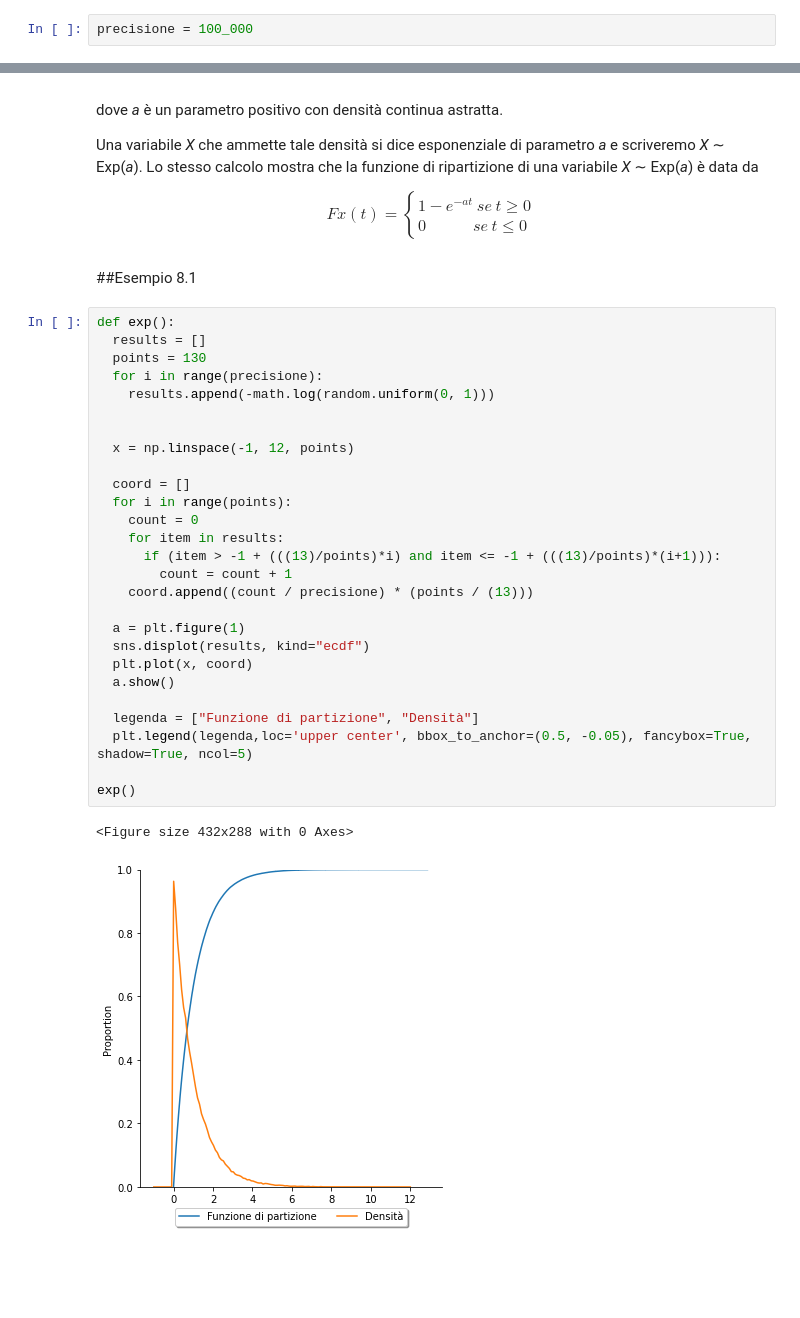
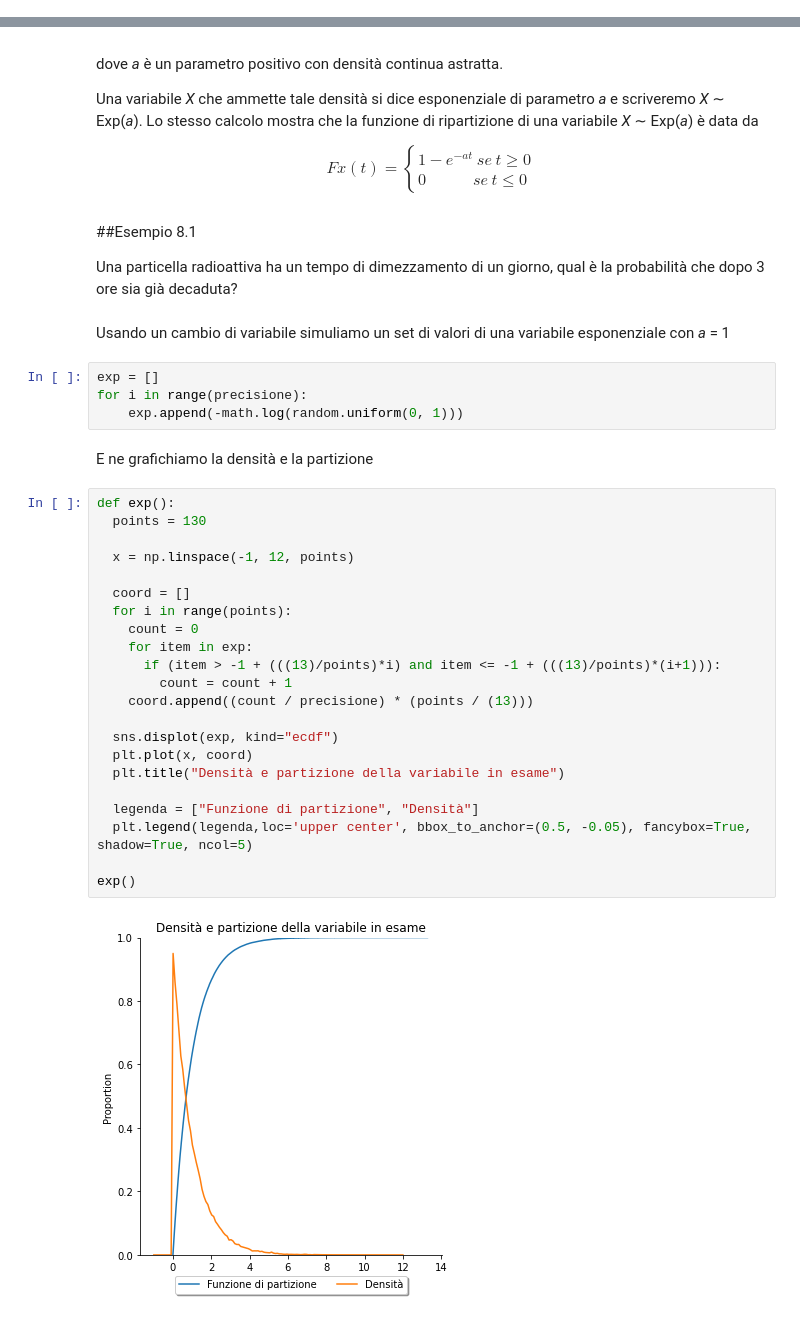
Before and after one commit to MontiMic/Tesi, a Jupyter notebook: Untitled1.ipynb, the cells around one changed output, grey strips where cells are left out. Cells and saved outputs as stored; diff of their text form; blank space fills up the shorter version.

```diff
--- a/Untitled1.ipynb
+++ b/Untitled1.ipynb
@@ -718,8 +718,6 @@ def E_unif(tempo = 10):
   return round(np.mean(results), 2)
 # %% [output]
 interactive(children=(IntSlider(value=10, description='tempo', max=20, min=1), Button(description='Run Interac…
-# %%
-precisione = 100_000
 # %% [markdown]
 #Densità continua esponenziale
 # %% [markdown]
@@ -752,35 +750,39 @@ Una variabile _X_ che ammette tale densità si dice esponenziale di parametro _a
           0 \ \ \ \ \ \ \ \ \ \ \ \ \ se \ t \le 0
         \end{cases}
 \end{equation}
-# %% [markdown]
-##Esempio 8.1
+# %% [markdown]
+##Esempio 8.1
+
+Una particella radioattiva ha un tempo di dimezzamento di un giorno, qual è la probabilità che dopo 3 ore sia già decaduta?
+# %% [markdown]
+Usando un cambio di variabile simuliamo un set di valori di una variabile esponenziale con _a_ = 1
+# %%
+exp = []
+for i in range(precisione):
+    exp.append(-math.log(random.uniform(0, 1)))
+# %% [markdown]
+E ne grafichiamo la densità e la partizione
 # %%
 def exp():
-  results = []
   points = 130
-  for i in range(precisione):
-    results.append(-math.log(random.uniform(0, 1)))
-
 
   x = np.linspace(-1, 12, points)
 
   coord = []
   for i in range(points):
     count = 0
-    for item in results:
+    for item in exp:
       if (item > -1 + (((13)/points)*i) and item <= -1 + (((13)/points)*(i+1))):
         count = count + 1
     coord.append((count / precisione) * (points / (13)))
 
-  a = plt.figure(1)
-  sns.displot(results, kind="ecdf")
+  sns.displot(exp, kind="ecdf")
   plt.plot(x, coord)
-  a.show()
+  plt.title("Densità e partizione della variabile in esame")
 
   legenda = ["Funzione di partizione", "Densità"]
   plt.legend(legenda,loc='upper center', bbox_to_anchor=(0.5, -0.05), fancybox=True, shadow=True, ncol=5)
 
 exp()
 # %% [output]
-<Figure size 432x288 with 0 Axes>
-[figure, old version]
+[figure, new version]
```
Also changed, not shown: parts of 13 cells of this notebook.
